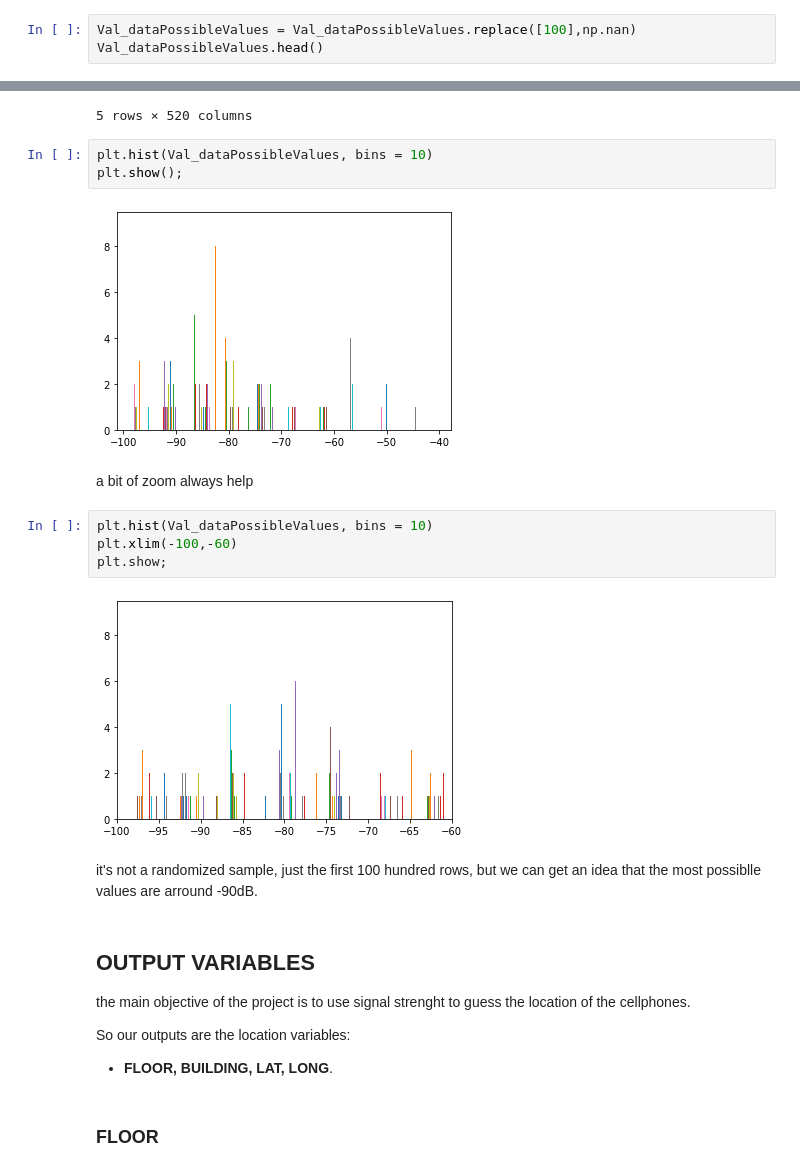
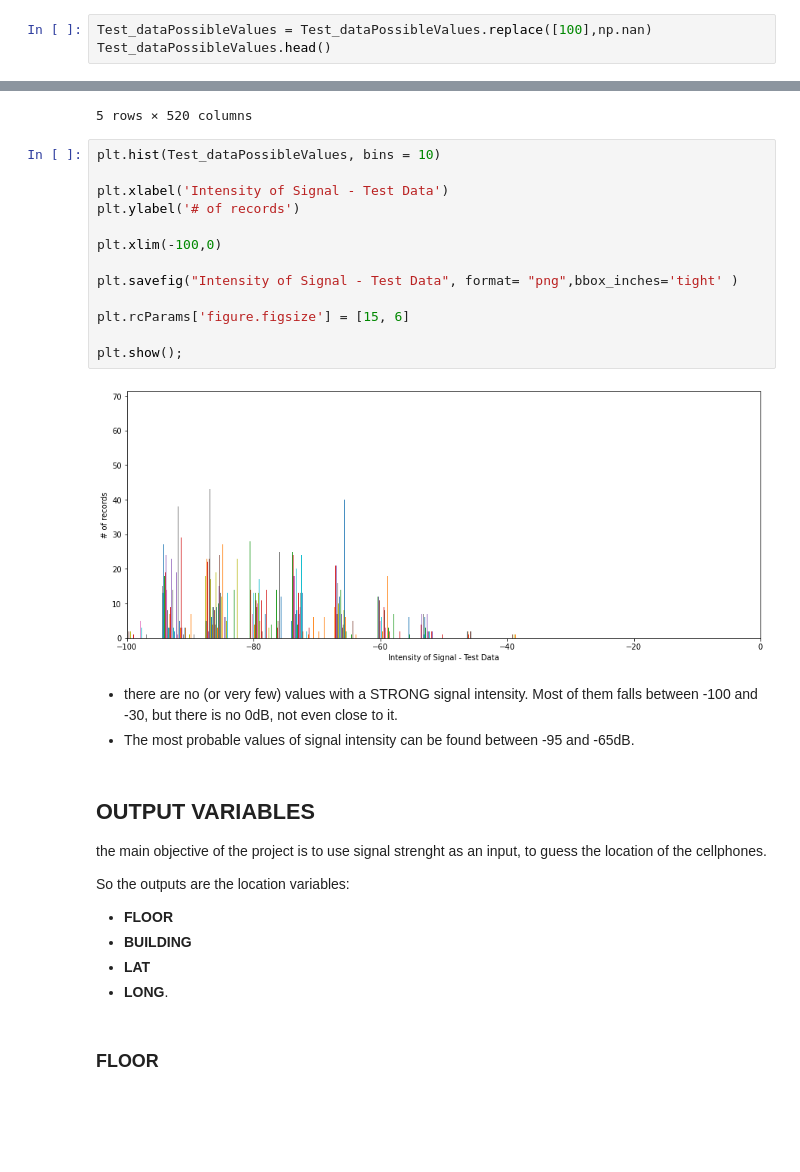
Before and after one commit to alefbenages/Wifi_locationing, a Jupyter notebook: WiFi_0_Prepro_testData.ipynb, the cells around one changed output, grey strips where cells are left out. Cells and saved outputs as stored; diff of their text form; blank space fills up the shorter version.

```diff
--- a/WiFi_0_Prepro_testData.ipynb
+++ b/WiFi_0_Prepro_testData.ipynb
@@ -89,6 +54,6 @@ Val_dataPossibleValues = Val_dataPossibleValues.drop(['LONGITUDE', 'LATITUDE', '
 # %%
-Val_dataPossibleValues = Val_dataPossibleValues.replace([100],np.nan)
-Val_dataPossibleValues.head()
+Test_dataPossibleValues = Test_dataPossibleValues.replace([100],np.nan)
+Test_dataPossibleValues.head()
 # %% [output]
 |  | WAP001 | WAP002 | WAP003 | WAP004 | WAP005 | WAP006 | WAP007 | WAP008 | WAP009 | WAP010 | ... | ... |
 | 636 | NaN | NaN | NaN | NaN | NaN | NaN | NaN | -95.0 | NaN | NaN | ... | ... |
@@ -97,27 +62,33 @@ Val_dataPossibleValues.head()
 | 820 | NaN | NaN | NaN | NaN | NaN | NaN | NaN | NaN | NaN | NaN | ... | ... |
 | 107 | NaN | NaN | NaN | NaN | NaN | NaN | NaN | NaN | NaN | NaN | ... | ... |
 5 rows × 520 columns
-# %%
-plt.hist(Val_dataPossibleValues, bins = 10)
-plt.show();
-# %% [output]
-[figure, removed]
+# %%
+plt.hist(Test_dataPossibleValues, bins = 10)
+
+plt.xlabel('Intensity of Signal - Test Data')
+plt.ylabel('# of records')
+
+plt.xlim(-100,0)
+
+plt.savefig("Intensity of Signal - Test Data", format= "png",bbox_inches='tight' )
+
+plt.rcParams['figure.figsize'] = [15, 6]
+
+plt.show();
+# %% [output]
+[figure, added]
 # %% [markdown]
-a bit of zoom always help
+- there are no (or very few) values with a STRONG signal intensity. Most of them falls between -100 and -30, but there is no 0dB, not even close to it.
+- The most probable values of signal intensity can be found between -95 and -65dB.
-# %%
-plt.hist(Val_dataPossibleValues, bins = 10)
-plt.xlim(-100,-60)
-plt.show;
-# %% [output]
-[figure, removed]
-# %% [markdown]
-it's not a randomized sample, just the first 100 hundred rows, but we can get an idea that the most possiblle values are arround -90dB.
 # %% [markdown]
 ## OUTPUT VARIABLES
-the main objective of the project is to use signal strenght to guess the location of the cellphones.
+the main objective of the project is to use signal strenght as an input, to guess the location of the cellphones.
 
-So our outputs are the location variables:
-- **FLOOR, BUILDING, LAT, LONG**.
+So the outputs are the location variables:
+- **FLOOR**
+- **BUILDING**
+- **LAT**
+- **LONG**.
 # %% [markdown]
 ### FLOOR
 # %%
```
Also changed, not shown: parts of 31 cells of this notebook, 3 other files.
